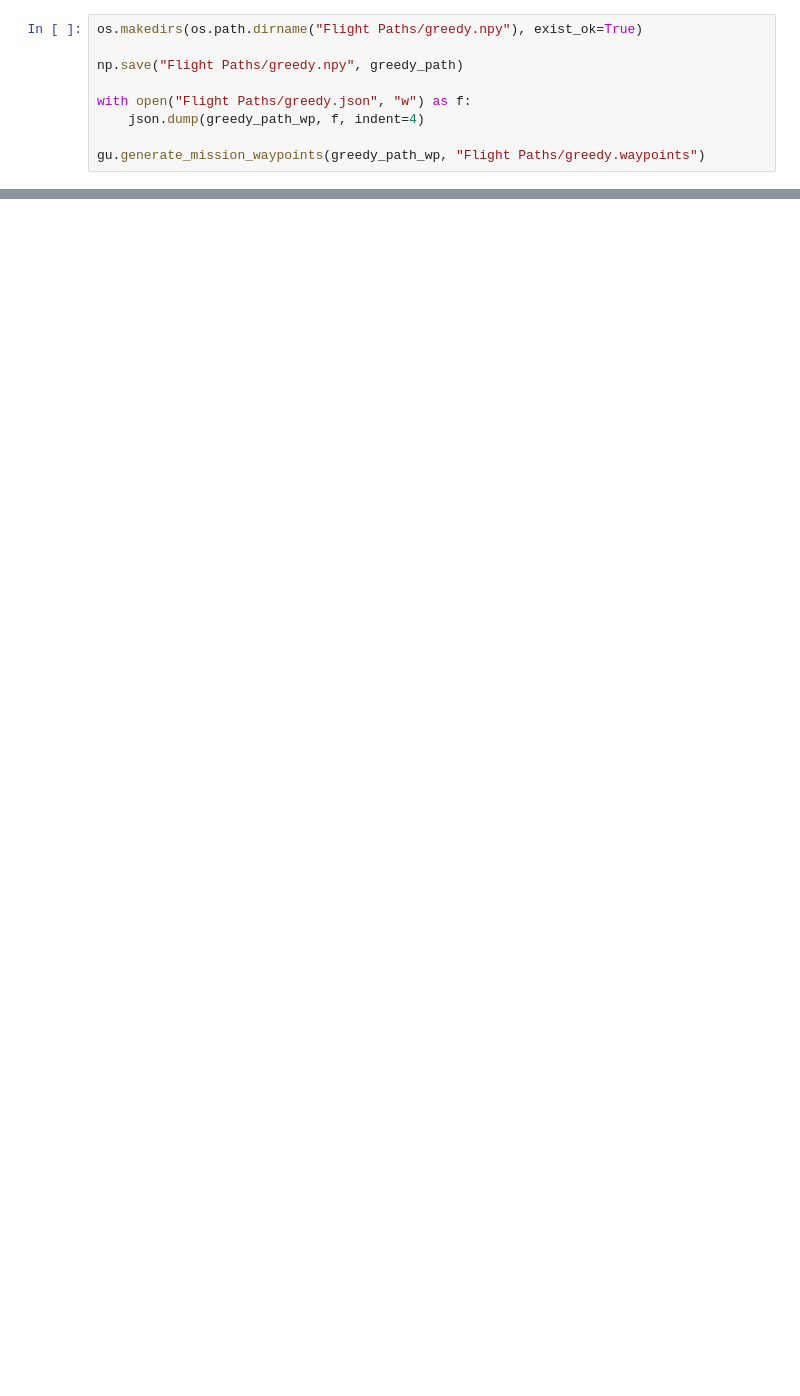
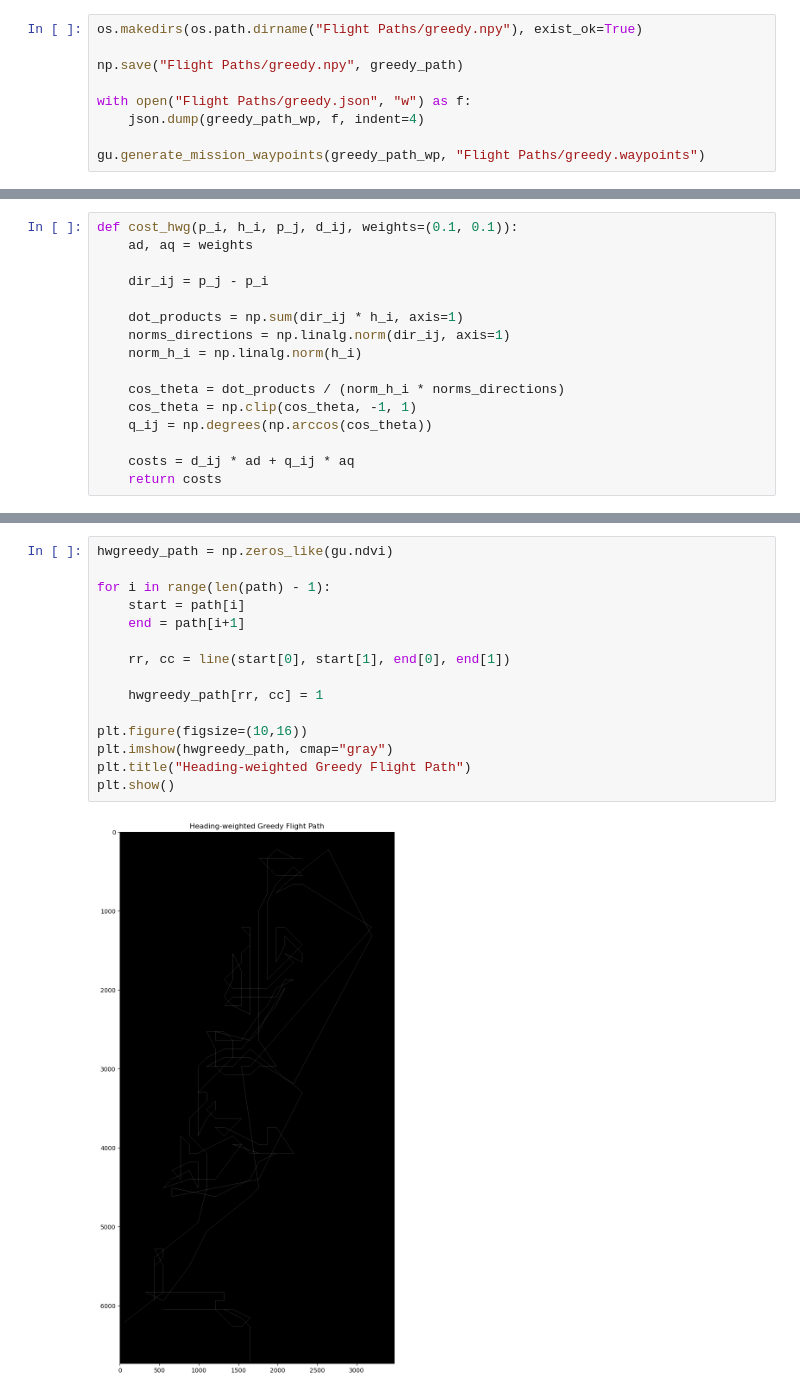
Before and after one commit to divyam27-1/vegetation-path-plan, a Jupyter notebook: flight_path.ipynb, the cells around one changed output, grey strips where cells are left out. Cells and saved outputs as stored; diff of their text form; blank space fills up the shorter version.

Commit message:
Added implementation of heading-weighted greedy approach

```diff
--- a/flight_path.ipynb
+++ b/flight_path.ipynb
@@ -147,0 +155,16 @@ The greedy generated path includes lots of 90-degree sharp turns which are not i
+# %%
+def cost_hwg(p_i, h_i, p_j, d_ij, weights=(0.1, 0.1)):
+    ad, aq = weights
+
+    dir_ij = p_j - p_i
+
+    dot_products = np.sum(dir_ij * h_i, axis=1)
+    norms_directions = np.linalg.norm(dir_ij, axis=1)
+    norm_h_i = np.linalg.norm(h_i)
+
+    cos_theta = dot_products / (norm_h_i * norms_directions)
+    cos_theta = np.clip(cos_theta, -1, 1)
+    q_ij = np.degrees(np.arccos(cos_theta))
+
+    costs = d_ij * ad + q_ij * aq
+    return costs
@@ -147,0 +215,17 @@ The greedy generated path includes lots of 90-degree sharp turns which are not i
+# %%
+hwgreedy_path = np.zeros_like(gu.ndvi)
+
+for i in range(len(path) - 1):
+    start = path[i]
+    end = path[i+1]
+
+    rr, cc = line(start[0], start[1], end[0], end[1])
+
+    hwgreedy_path[rr, cc] = 1
+
+plt.figure(figsize=(10,16))
+plt.imshow(hwgreedy_path, cmap="gray")
+plt.title("Heading-weighted Greedy Flight Path")
+plt.show()
+# %% [output]
+[figure, added]
```
Also changed, not shown: parts of 3 cells of this notebook, 2 other files.
